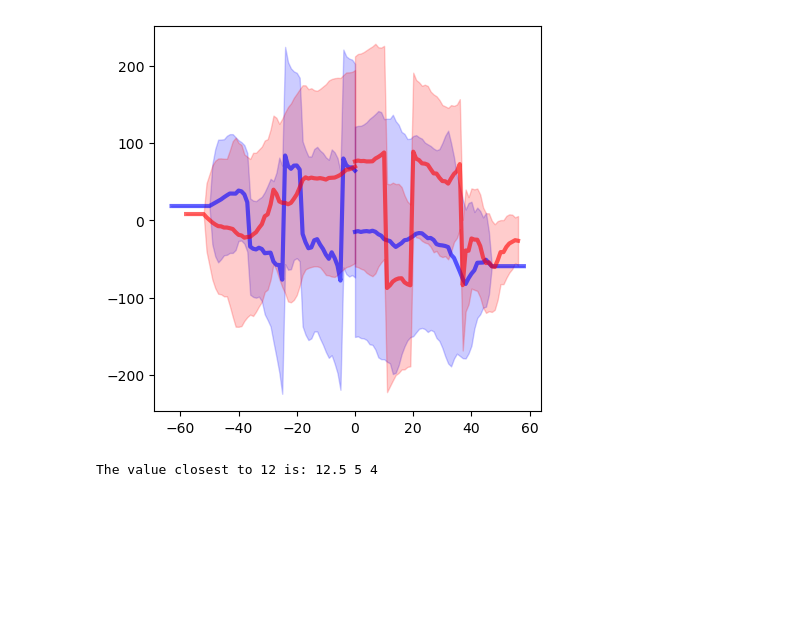
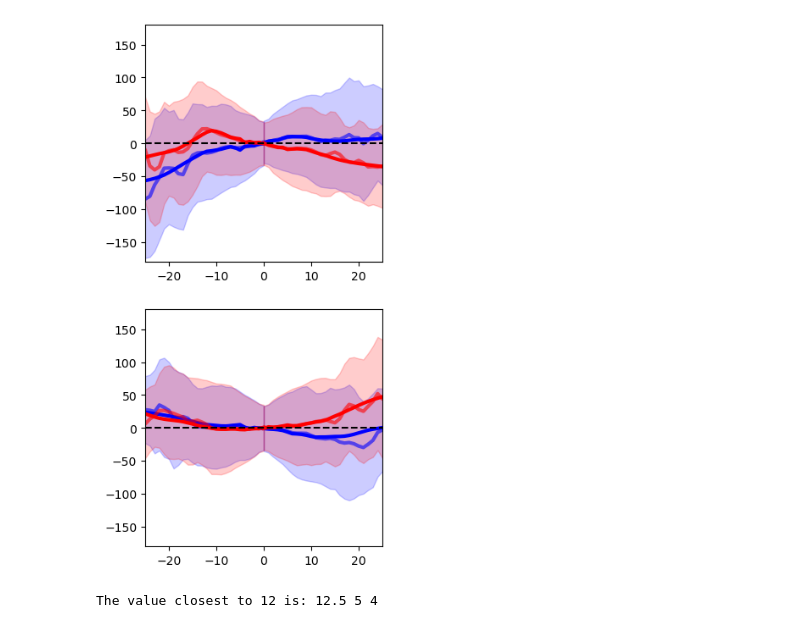
Before and after one commit to viciya/nematics, a Jupyter notebook: nematics/journals/defect_FusionCreation.ipynb, the cells around one changed output. Saved outputs shown, nothing was run; the diff lists cells and outputs as text; code cells hidden in the pictures; blank space fills up the shorter version.

```diff
--- a/nematics/journals/defect_FusionCreation.ipynb
+++ b/nematics/journals/defect_FusionCreation.ipynb
@@ -26,6 +26,13 @@ from average_flows import *
 # all_pairs_df = pd.read_csv(r"C:\Users\victo\OneDrive - BGU\Dov\cellPairs_14_15_19.csv").dropna(subset=["min_id","creation"])
 # all_pairs_df.fuse_up = all_pairs_df.fuse_up.astype("bool")
 # all_pairs_df = all_pairs_df.groupby('plus_id').filter(lambda x: len(x)>5).copy()
+
+def mod_pi(angles):
+    # Normalize the angles to [0, 2π]
+    angles = angles%(2*np.pi)
+    # Shift to [-π, π]
+    angles[angles>np.pi] = angles[angles>np.pi]-2*np.pi
+    return angles
 # %%
 import cv2
 import glob
@@ -51,11 +58,11 @@ win = 1
 track_len = 3
 
 # all_pairs_df = pd.read_csv(r"C:\Users\victo\OneDrive - BGU\Dov\output_HBEC_s2.csv").dropna(subset=["min_id","creation"])
-# all_pairs_df = pd.read_csv(r"C:\Users\victo\OneDrive - BGU\Dov\output_HBEC_s23456.csv").dropna(subset=["min_id","creation"])
+all_pairs_df = pd.read_csv(r"C:\Users\victo\OneDrive - BGU\Dov\output_HBEC_s23456.csv").dropna(subset=["min_id","creation"])
 # all_pairs_df = pd.read_csv(r"C:\Users\victo\OneDrive - BGU\Dov\output_RPE1.csv").dropna(subset=["min_id","creation"])
 # all_pairs_df = pd.read_csv(r"C:\Users\victo\OneDrive - BGU\Dov\output_C2C12_s2.csv").dropna(subset=["min_id","creation"])
 # all_pairs_df = pd.read_csv(r"C:\Users\victo\OneDrive - BGU\Dov\output_bacteria6_right2.csv").dropna(subset=["min_id","creation"])
-all_pairs_df = pd.read_csv(r"C:\Users\victo\OneDrive - BGU\Dov\output_bacteria6_all.csv").dropna(subset=["min_id","creation"])
+# all_pairs_df = pd.read_csv(r"C:\Users\victo\OneDrive - BGU\Dov\output_bacteria6_all.csv").dropna(subset=["min_id","creation"])
 
 
 all_pairs_df.fuse_up = all_pairs_df.fuse_up.astype("bool")
@@ -105,14 +112,15 @@ ax1.set_ylim([0,None])
 # %%
 def find_pair_origin(group, xp='xp', yp='yp', xm='xm', ym='ym', dist='distance', fuse=True, dist0=12.):
+    group = group.sort_values(by='track_frame')
     position = (group[dist] - dist0).abs().idxmin()
     x0 = (group[xp].loc[position] + group[xm].loc[position])/2
     y0 = (group[yp].loc[position] + group[ym].loc[position])/2
 
     group["angp_"] = np.arctan2(group[yp]-y0, group[xp]-x0)
-    group["angp_"] = group["angp_"].loc[position]
+    group["angp_"] = (group["angp_"] - group["angp_"].loc[position]) %(2*np.pi)
 
     group["angm_"] = np.arctan2(group[ym]-y0, group[xm]-x0)
-    group["angm_"] = group["angm_"].loc[position]
+    group["angm_"] = (group["angm_"] - group["angm_"].loc[position]) %(2*np.pi)
 
     return group
 
@@ -139,14 +131,33 @@ df_cr
 # %%
 # plt.plot(df_fuse['track_frame'][df_fuse.fuse_up], df_fuse['angp_'][df_fuse.fuse_up], ".", alpha=.1)
 # plt.plot(df_fuse['track_frame'][~df_fuse.fuse_up], df_fuse['angp_'][~df_fuse.fuse_up], ".", alpha=.1)
 
 dfs = [df_fuse[df_fuse.fuse_up], df_fuse[~df_fuse.fuse_up], df_cr[df_cr.fuse_up], df_cr[~df_cr.fuse_up]]
 colors = ['b','r','b','r']
-fig, ax1 = plt.subplots(1,1,  figsize=(5,5))
+fig, (ax1,ax2) = plt.subplots(2,1,  figsize=(4,8))
 for color, df in zip(colors,dfs[:]):
-    df_ = plot_rolling_average(df, ax1, "angp_", "track_frame", win=3, color=color, show=True, avfunc=circmean, stdfunc=circstd, low=-np.pi/2, high=np.pi/2)
+    df = df.sort_values('track_frame')
+    dfp_ = plot_rolling_average(df, ax1, "angp_", "track_frame", win=1, color=color, show=True,std=True, low=-np.pi, high=np.pi)
+    dfm_ = plot_rolling_average(df, ax2, "angm_", "track_frame", win=1, color=color, show=True,std=True, low=-np.pi, high=np.pi)
+
+    # Apply LOWESS smoothing
+    lowess = sm.nonparametric.lowess
+    smoothedp = lowess(mod_pi(df['angp_']), df['track_frame'], frac=1./5.)  # Adjust frac for smoothing level
+    # Create a new DataFrame for the smoothed values
+    smoothed_dfp = pd.DataFrame(smoothedp, columns=['track_frame', 'smoothed_angp_'])
+    ax1.plot(smoothed_dfp['track_frame'], smoothed_dfp['smoothed_angp_']*(180/np.pi), color=color, linewidth=3)
+
+    smoothedm = lowess(mod_pi(df['angm_']), df['track_frame'], frac=1./5.)  # Adjust frac for smoothing level
+    # Create a new DataFrame for the smoothed values
+    smoothed_dfm = pd.DataFrame(smoothedm, columns=['track_frame', 'smoothed_angm_'])
+    ax2.plot(smoothed_dfm['track_frame'], smoothed_dfm['smoothed_angm_']*(180/np.pi), color=color, linewidth=3)
+
+xlim = 25
+for ax in (ax1,ax2):
+    ax.set_xlim([-xlim,xlim]);ax.set_ylim([-180,180]);ax.set_box_aspect(1)
+    ax.plot([-xlim,xlim], [0,0], "--k")
 # %% [output]
-[figure, old version]
+[figure, new version]
 # %%
 import pandas as pd
 
```
Also changed, not shown: parts of 2 cells of this notebook.
